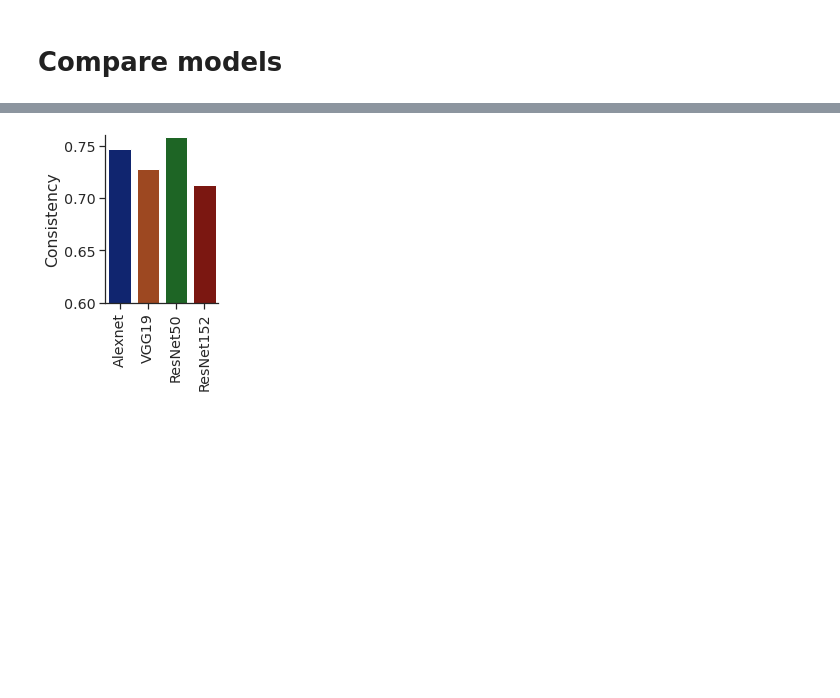
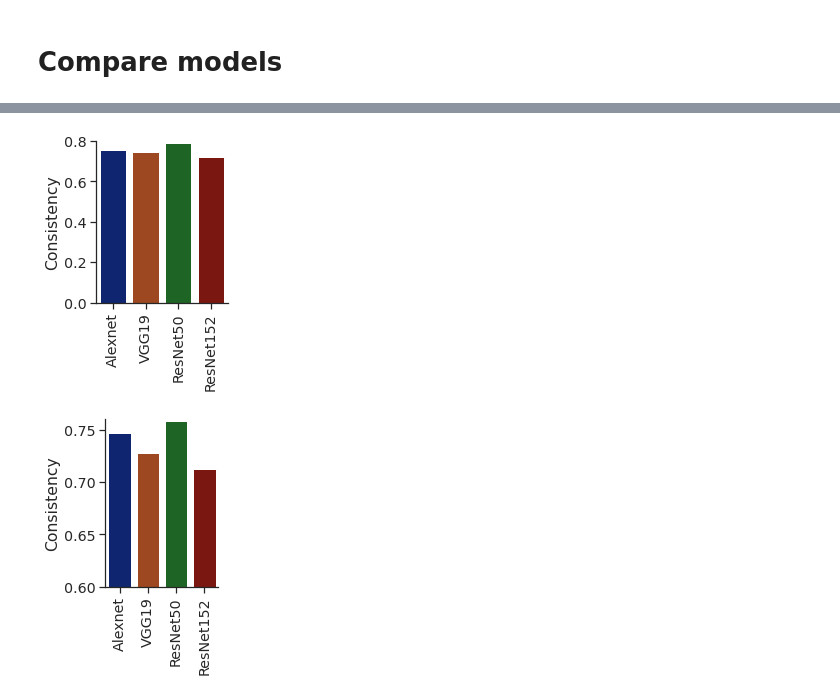
Before and after one commit to bsorsch/geometry-fewshot-learning, a Jupyter notebook: macaque_data.ipynb, the cells around one changed output, grey strips where cells are left out. Drawn from its saved outputs; the diff is of its cells as text; code cells hidden in the pictures; blank space fills up the shorter version.

```diff
--- a/macaque_data.ipynb
+++ b/macaque_data.ipynb
@@ -2684,6 +2696,20 @@ rs = []
 for err in errs:
     r = np.corrcoef(err[~mask], err_IT[~mask])[0,1]
     rs.append(r)
+# %%
+with sns.axes_style('ticks'):
+    with sns.color_palette('dark'):
+        plt.figure(figsize=(3,4))
+        sns.barplot(x=['Alexnet', 'VGG19', 'ResNet50', 'ResNet152'],
+                   y=rs,)
+        plt.xticks(rotation=90)
+        plt.ylim([0.,0.8])
+        plt.ylabel('Consistency')
+        plt.tight_layout()
+        sns.despine()
+plt.savefig('images/IT_consistency.pdf')
+# %% [output]
+[figure, added]
 # %%
 with sns.axes_style('ticks'):
     with sns.color_palette('dark'):
```
Also changed, not shown: parts of 10 cells of this notebook, 4 other files.
